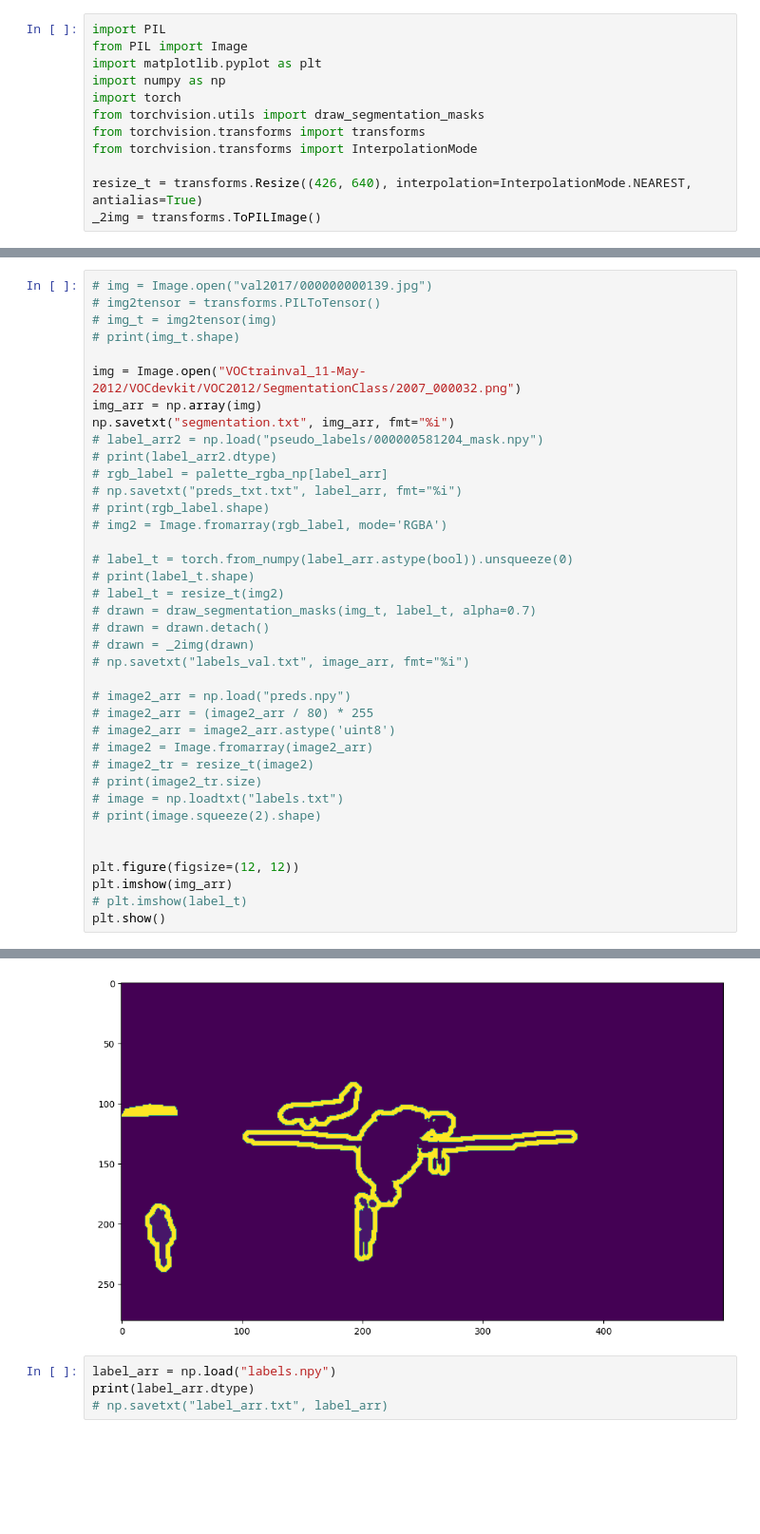
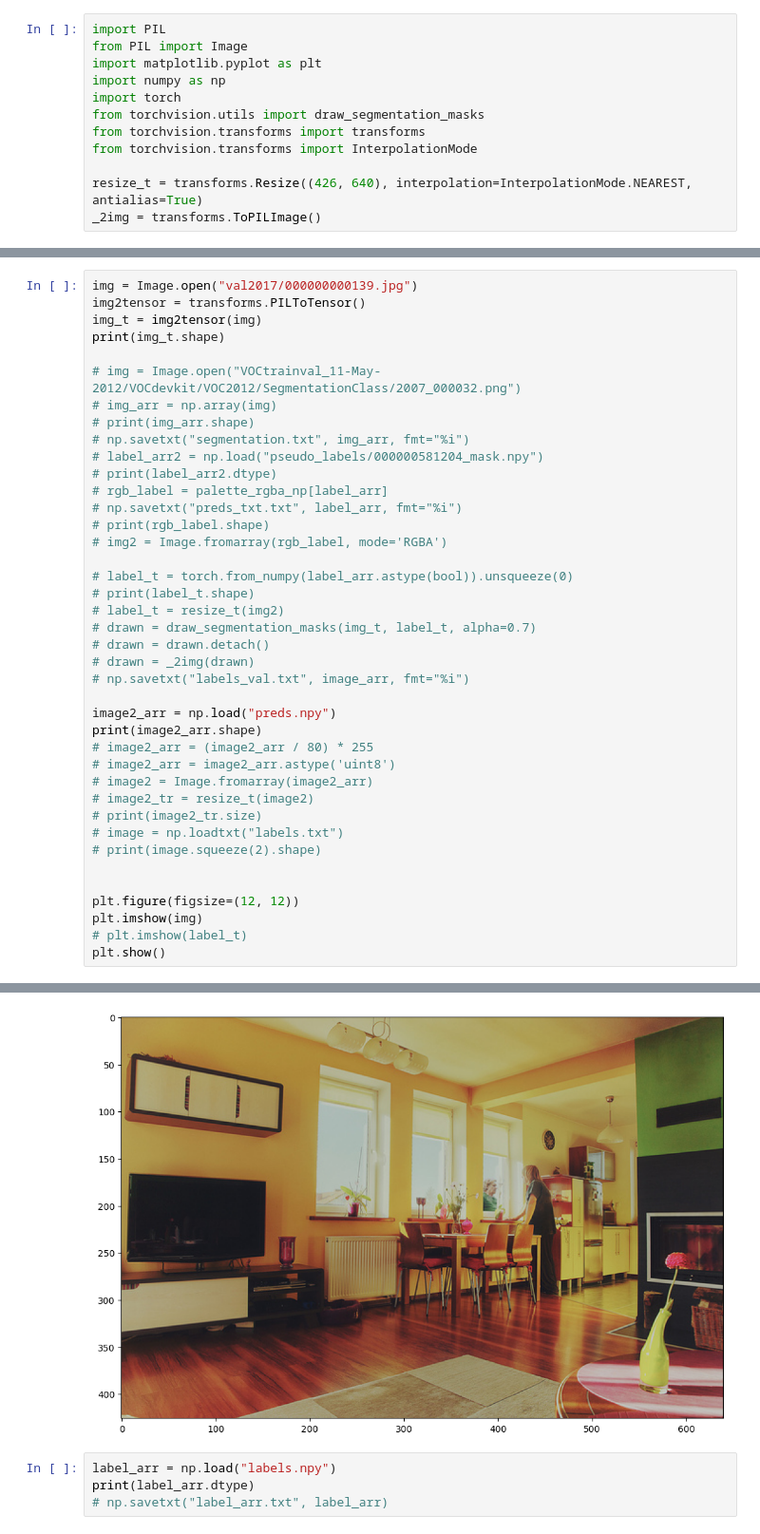
Before and after one commit to youxiang-git/WSSS_method, a Jupyter notebook: flattened_mask_viz.ipynb, the cells around one changed output, grey strips where cells are left out. Shown at 95% size. Drawn from its saved outputs; the diff is of its cells as text; blank space fills up the shorter version.

```diff
--- a/flattened_mask_viz.ipynb
+++ b/flattened_mask_viz.ipynb
@@ -49,14 +49,15 @@ print(palette_rgba_np)
  [ 39 106 151 128]
  [224  61 121 128]]
 # %%
-# img = Image.open("val2017/000000000139.jpg")
-# img2tensor = transforms.PILToTensor()
-# img_t = img2tensor(img)
-# print(img_t.shape)
+img = Image.open("val2017/000000000139.jpg")
+img2tensor = transforms.PILToTensor()
+img_t = img2tensor(img)
+print(img_t.shape)
 
-img = Image.open("VOCtrainval_11-May-2012/VOCdevkit/VOC2012/SegmentationClass/2007_000032.png")
-img_arr = np.array(img)
-np.savetxt("segmentation.txt", img_arr, fmt="%i")
+# img = Image.open("VOCtrainval_11-May-2012/VOCdevkit/VOC2012/SegmentationClass/2007_000032.png")
+# img_arr = np.array(img)
+# print(img_arr.shape)
+# np.savetxt("segmentation.txt", img_arr, fmt="%i")
 # label_arr2 = np.load("pseudo_labels/000000581204_mask.npy")
 # print(label_arr2.dtype)
 # rgb_label = palette_rgba_np[label_arr]
@@ -72,7 +73,8 @@ np.savetxt("segmentation.txt", img_arr, fmt="%i")
 # drawn = _2img(drawn)
 # np.savetxt("labels_val.txt", image_arr, fmt="%i")
 
-# image2_arr = np.load("preds.npy")
+image2_arr = np.load("preds.npy")
+print(image2_arr.shape)
 # image2_arr = (image2_arr / 80) * 255
 # image2_arr = image2_arr.astype('uint8')
 # image2 = Image.fromarray(image2_arr)
@@ -83,7 +85,7 @@ np.savetxt("segmentation.txt", img_arr, fmt="%i")
 
 
 plt.figure(figsize=(12, 12))
-plt.imshow(img_arr)
+plt.imshow(img)
 # plt.imshow(label_t)
 plt.show()
 # %% [output]
@@ -90,4 +94,4 @@ plt.show()
-[figure, old version]
+[figure, new version]
 # %%
 label_arr = np.load("labels.npy")
 print(label_arr.dtype)
```
Also changed, not shown: parts of 1 cell of this notebook, 24 other files.
